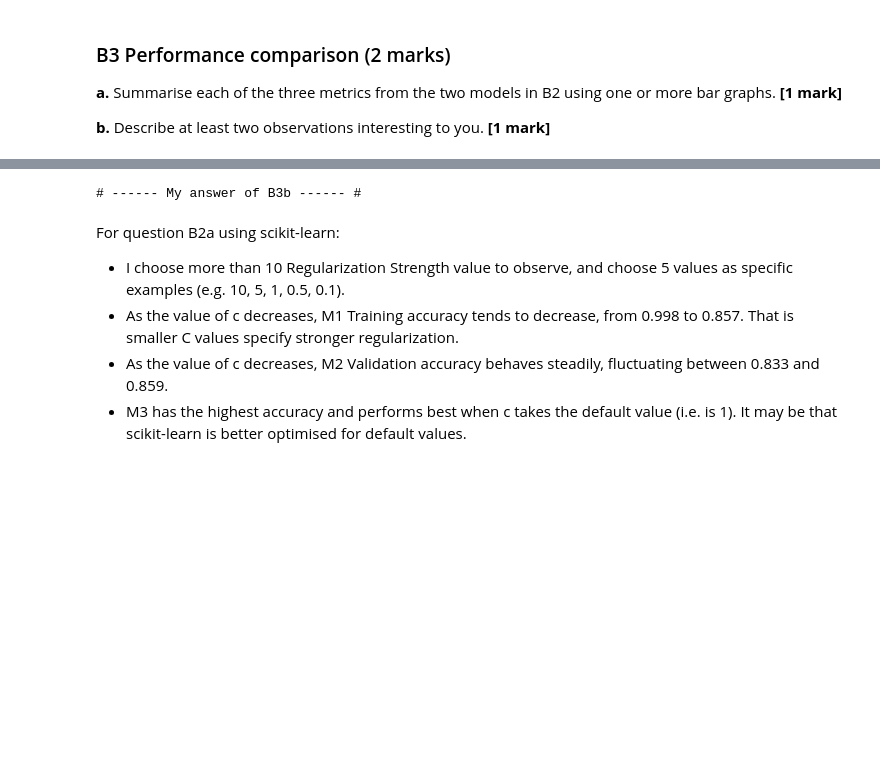
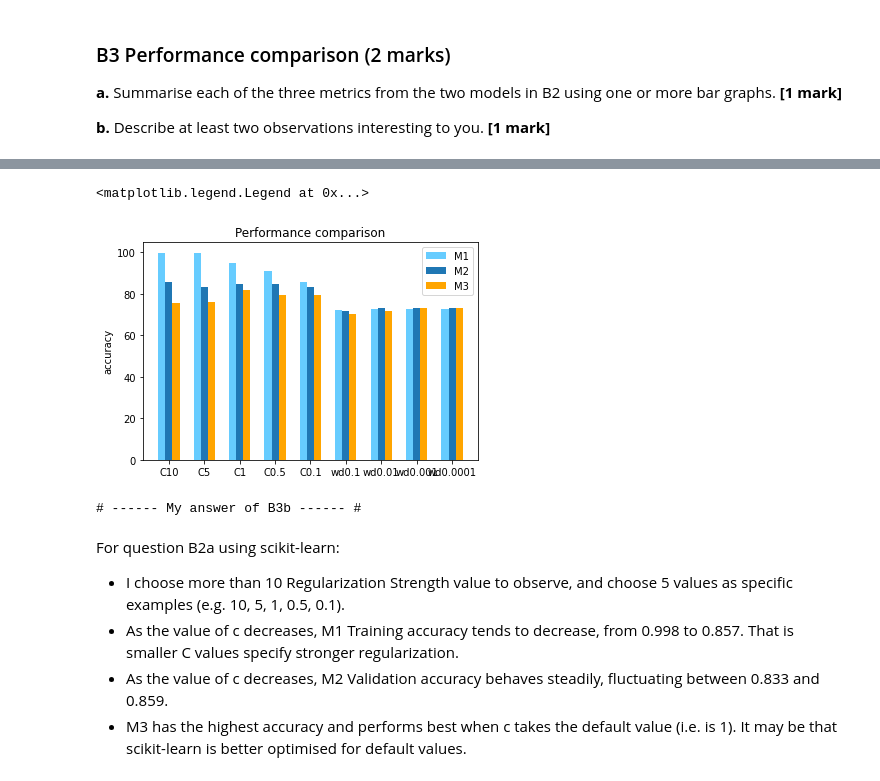
Before and after one commit to wwyqianqian/COMP6509, a Jupyter notebook: assignment/COM4509-6509_Assignment_Part2.ipynb, the cells around one changed output, grey strips where cells are left out. Saved outputs shown, nothing was run; the diff lists cells and outputs as text; code cells hidden in the pictures; blank space fills up the shorter version.

```diff
--- a/assignment/COM4509-6509_Assignment_Part2.ipynb
+++ b/assignment/COM4509-6509_Assignment_Part2.ipynb
@@ -380,3 +454,21 @@ Test 156 images in test set. 113 of them were predicted correct, and M3 is 0.724
+# %%
+x = np.arange(len(names))  # the label locations
+width = 0.2                # the width of the bars
+
+fig, ax = plt.subplots()
+rects1 = ax.bar(x - width, M1, width, label='M1', color="#66ccff")
+rects2 = ax.bar(x, M2, width, label='M2')
+rects3 = ax.bar(x + width, M3, width, label='M3', color="orange")
+
+# Add some text for labels, title and custom x-axis tick labels, etc.
+ax.set_ylabel('accuracy')
+ax.set_title('Performance comparison')
+ax.set_xticks(x)
+ax.set_xticklabels(names)
+ax.legend()
+# %% [output]
+<matplotlib.legend.Legend at 0x...>
+[figure, added]
 # %%
 print("# ------ My answer of B3b ------ #")
 # %% [output]
```
Also changed, not shown: parts of 8 cells of this notebook.
